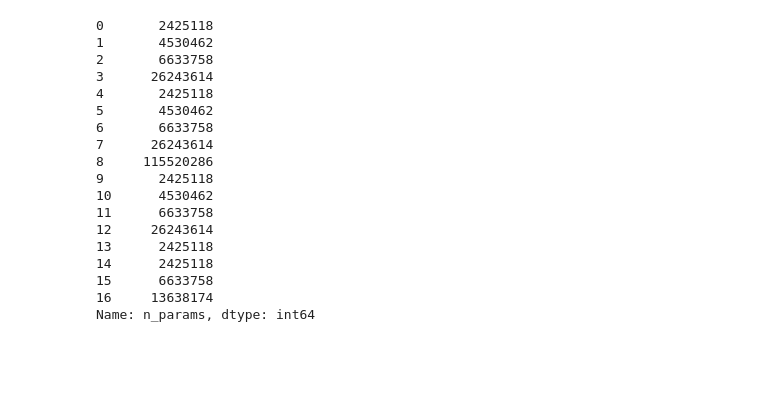
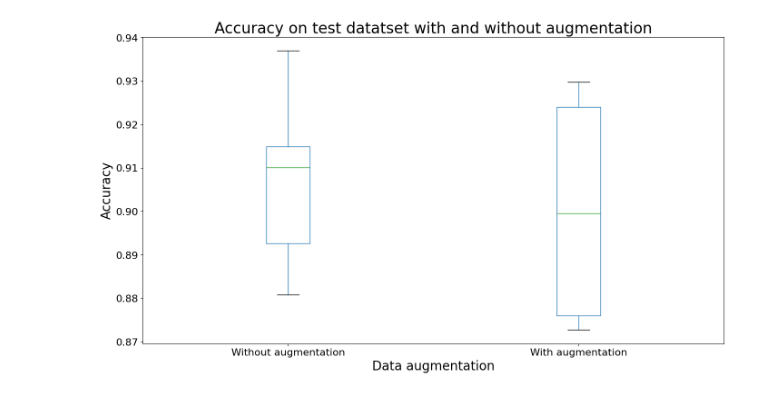
Before and after one commit to Lukas-J/DL2, a Jupyter notebook: results/analysis.ipynb, the cells around one changed output. Drawn from its saved outputs; the diff is of its cells as text; code cells hidden in the pictures; blank space fills up the shorter version.

```diff
--- a/results/analysis.ipynb
+++ b/results/analysis.ipynb
@@ -14,21 +22,13 @@ df.head()
-# %%
-df["n_params"]
-# %% [output]
-0       2425118
-1       4530462
-2       6633758
-3      26243614
-4       2425118
-5       4530462
-6       6633758
-7      26243614
-8     115520286
-9       2425118
-10      4530462
-11      6633758
-12     26243614
-13      2425118
-14      2425118
-15      6633758
-16     13638174
-Name: n_params, dtype: int64
+# %%
+df.boxplot(column='acc', by=['model'], figsize=(16, 9))
+plt.title('Accuracy on test datatset with and without augmentation', fontsize=24)
+plt.suptitle('')
+plt.xlabel('Data augmentation', fontsize=20)
+plt.ylabel('Accuracy', fontsize=20)
+# change xticks text
+plt.xticks([1, 2], ['Without augmentation', 'With augmentation'], fontsize=16)
+plt.yticks(fontsize=16)
+plt.grid(False)
+plt.show()
+# %% [output]
+[figure, added]
```
Also changed, not shown: parts of 10 cells of this notebook, 2 other files.
